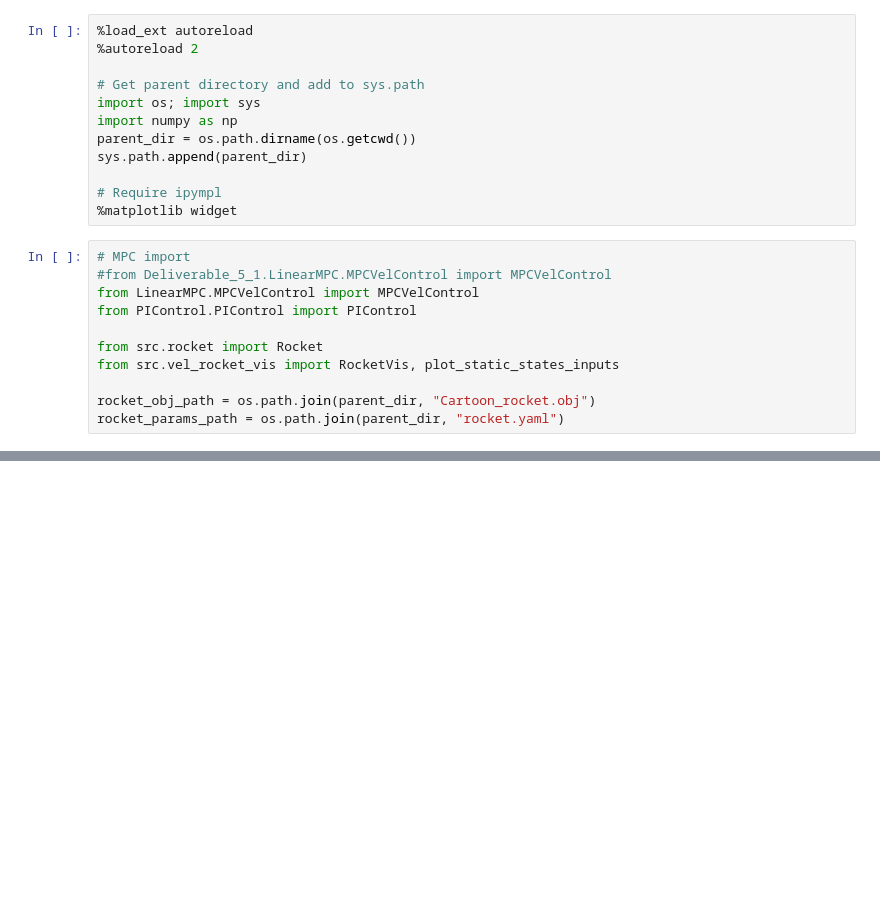
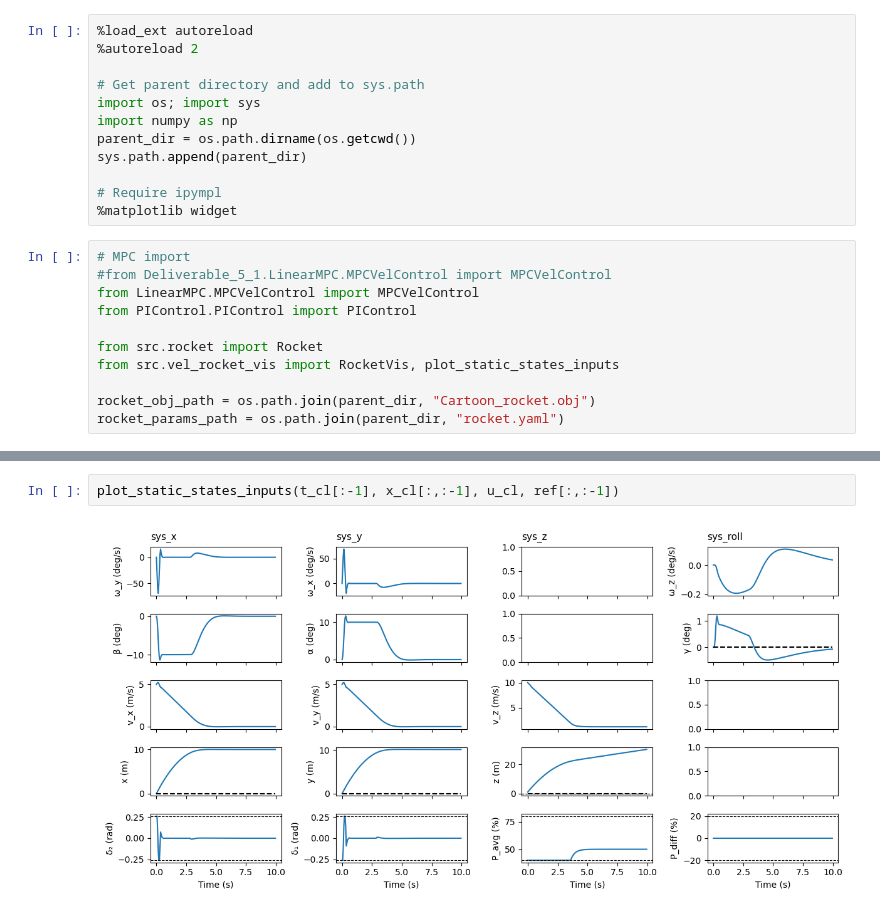
Before and after one commit to OttoRiha/MPC-Course-EPFL_AO, a Jupyter notebook: project/Deliverable_5_1/Deliverable_5_1.ipynb, the cells around one changed output, grey strips where cells are left out. Drawn from its saved outputs; the diff is of its cells as text; blank space fills up the shorter version.

Commit message:
Cleaning and plotting 5.1 5.2

```diff
--- a/project/Deliverable_5_1/Deliverable_5_1.ipynb
+++ b/project/Deliverable_5_1/Deliverable_5_1.ipynb
@@ -78,0 +77,4 @@ VBox(children=(HBox(children=(Canvas(layout=Layout(height='600px', width='45vw')
+# %%
+plot_static_states_inputs(t_cl[:-1], x_cl[:,:-1], u_cl, ref[:,:-1])
+# %% [output]
+[figure, added]
```
Also changed, not shown: parts of 1 cell of this notebook, 2 other files.
